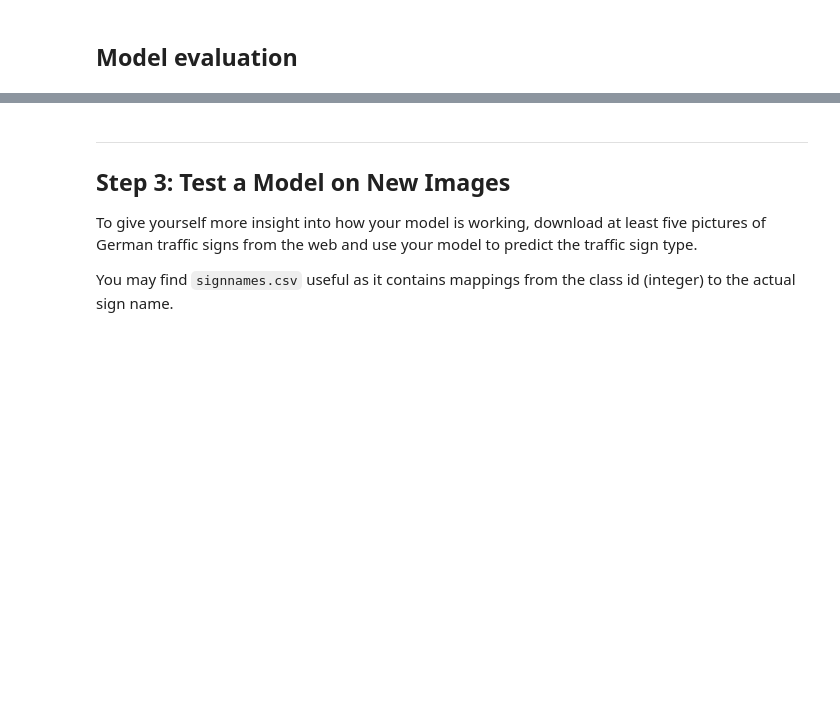
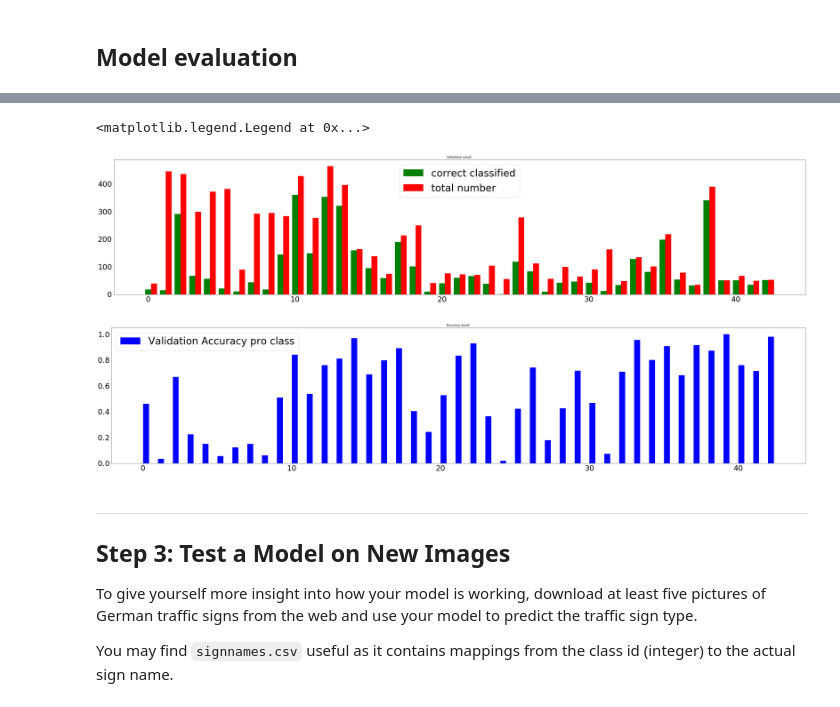
Before and after one commit to sir-siemens/carND-project2, a Jupyter notebook: Traffic_Sign_Classifier.ipynb, the cells around one changed output, grey strips where cells are left out. Drawn from its saved outputs; the diff is of its cells as text; code cells hidden in the pictures; blank space fills up the shorter version.

Commit message:
add visualization on training result

```diff
--- a/Traffic_Sign_Classifier.ipynb
+++ b/Traffic_Sign_Classifier.ipynb
@@ -546,7 +538,7 @@ learning_rate = tf.train.exponential_decay(starter_learning_rate, global_step,
 
 
 one_hot_y = tf.one_hot(y, n_classes)
-EPOCHS = 200
+EPOCHS = 2
 BATCH_SIZE = 128
 
 rate = 0.001
@@ -614,0 +623,18 @@ Training...
+# %%
+X_valid = X_valid.astype(np.float32)
+#test_out = LeNet(x)
+with tf.Session() as sess:
+    saver.restore(sess, tf.train.latest_checkpoint('.'))
+    num_examples = len(X_valid)
+    X_valid, y_valid = shuffle(X_valid, y_valid)
+    logit_output = sess.run( logits ,    feed_dict={x: X_valid, y: y_valid, keep_prob:1})
+    one_hot_yy =   sess.run( one_hot_y , feed_dict={x: X_valid, y: y_valid, keep_prob:1})
+    correct = np.zeros( (1,43) )
+    total = np.zeros( (1,43) )
+    for i in range(logit_output.shape[0]):
+        total = total + one_hot_yy[i]
+        if  np.argmax(logit_output[i]) == np.argmax(one_hot_yy[i]) :
+            correct = correct + one_hot_yy[i]
+    accuracy = correct * 1.0 / total
+    print (correct)
+    print (total)
@@ -615,3 +650,38 @@ Training...
+# %%
+## Visualization of the validation result
+import numpy as np
+import matplotlib.pyplot as plt
+
+
+n_groups = n_classes
+plt.figure(1, figsize=(50,10))
+index = np.arange(n_groups)
+bar_width = 0.4
+opacity = 1
+rects2 = plt.bar(index , correct.reshape(n_groups).tolist(), bar_width,
+                 alpha=opacity,
+                 color='g',
+                 label='correct classified')
+rects1 = plt.bar(index+ bar_width,  total.reshape(n_groups).tolist(), bar_width,
+                 alpha=opacity,
+                 color='r',
+                 label='total number')
+plt.tick_params(axis='both', which='major', labelsize=30)
+plt.title('Validation result ')
+plt.legend(fontsize='40')
+
+plt.figure(2, figsize=(50,10))
+rects1 = plt.bar(index+ 0.5*bar_width,  accuracy.reshape(n_groups).tolist(), bar_width,
+                 alpha=opacity,
+                 color='b',
+                 label='Validation Accuracy pro class')
+plt.tick_params(axis='both', which='major', labelsize=30)
+plt.title('Accuracy result ')
+plt.legend(fontsize='40')
+# %% [output]
+<matplotlib.legend.Legend at 0x...>
+[figure, added]
+[figure, added]
 # %%
 with tf.Session() as sess:
     saver.restore(sess, tf.train.latest_checkpoint('.'))
```
Also changed, not shown: parts of 10 cells of this notebook.
